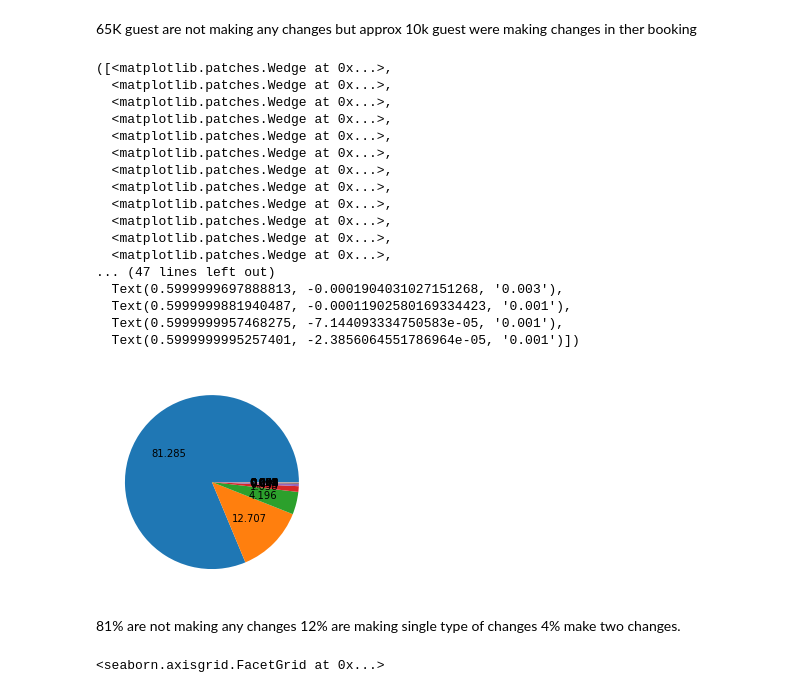
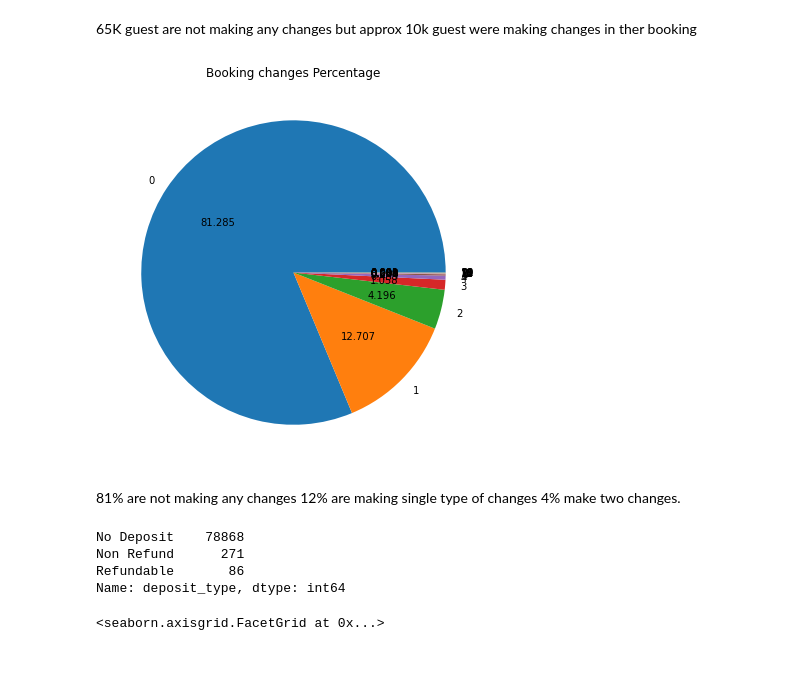
Before and after one commit to Pawan-kumar-Singh/Hotel_Booking-_Analysis, a Jupyter notebook: Hotel_Booking_Analysis_Capstone_Project.ipynb, the cells around one changed output. Saved outputs shown, nothing was run; the diff lists cells and outputs as text; code cells hidden in the pictures; blank space fills up the shorter version.

```diff
--- a/Hotel_Booking_Analysis_Capstone_Project.ipynb
+++ b/Hotel_Booking_Analysis_Capstone_Project.ipynb
@@ -795,29 +995,25 @@ sns.catplot(x='booking_changes', kind='count', data=df)
 Q Did the guest make changes in thier booking ?
 # %% [markdown]
 65K guest are not making any changes but approx 10k guest were making changes in ther booking
-# %%
-plt.pie(df['booking_changes'].value_counts(),autopct='%0.3f')
-# %% [output]
-([<matplotlib.patches.Wedge at 0x...>,
-  <matplotlib.patches.Wedge at 0x...>,
-  <matplotlib.patches.Wedge at 0x...>,
-  <matplotlib.patches.Wedge at 0x...>,
-  <matplotlib.patches.Wedge at 0x...>,
-  <matplotlib.patches.Wedge at 0x...>,
-  <matplotlib.patches.Wedge at 0x...>,
-  <matplotlib.patches.Wedge at 0x...>,
-  <matplotlib.patches.Wedge at 0x...>,
-  <matplotlib.patches.Wedge at 0x...>,
-  <matplotlib.patches.Wedge at 0x...>,
-  <matplotlib.patches.Wedge at 0x...>,
-... (47 lines left out)
-  Text(0.5999999697888813, -0.0001904031027151268, '0.003'),
-  Text(0.5999999881940487, -0.00011902580169334423, '0.001'),
-  Text(0.5999999957468275, -7.144093334750583e-05, '0.001'),
-  Text(0.5999999995257401, -2.3856064551786964e-05, '0.001')])
-[figure, removed]
+# %%
+l1 = df['booking_changes'].value_counts().index
+v1 = df['booking_changes'].value_counts().values
+
+plt.figure(figsize=(7,7))
+plt.pie(v1, labels = l1, autopct='%.3f')
+plt.title('Booking changes Percentage')
+plt.show()
+# %% [output]
+[figure, added]
 # %% [markdown]
 81% are not making any changes 12% are making single type of changes 4% make two changes.
+# %%
+df['deposit_type'].value_counts()
+# %% [output]
+No Deposit    78868
+Non Refund      271
+Refundable       86
+Name: deposit_type, dtype: int64
 # %%
 sns.catplot(x='deposit_type', kind='count', data=df )
 # %% [output]
```
Also changed, not shown: parts of 42 cells of this notebook.
